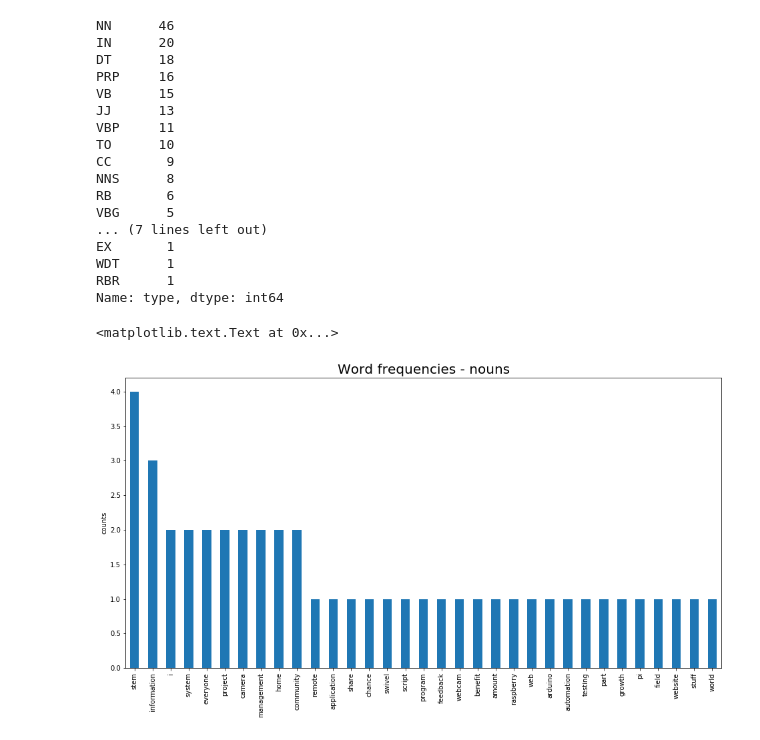
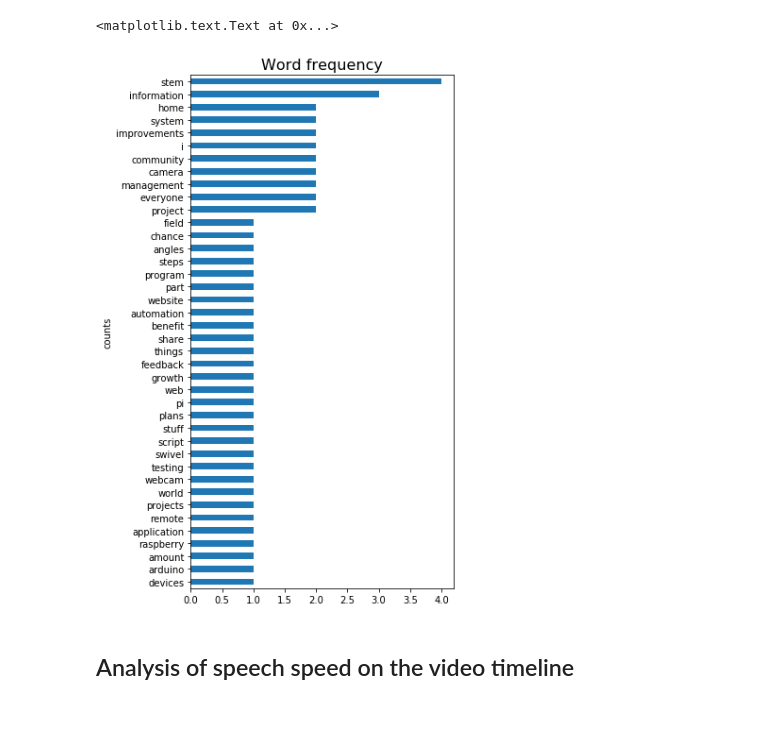
Before and after one commit to chihacknight/chihacknight-yt-interface, a Jupyter notebook: analysis.ipynb, the cells around one changed output. Drawn from its saved outputs; the diff is of its cells as text; code cells hidden in the pictures.

Commit message:
add word frequncy time plot

```diff
--- a/analysis.ipynb
+++ b/analysis.ipynb
@@ -6,6 +6,6 @@ import matplotlib.pyplot as plt
 %matplotlib inline
 # %%
 # parse sample file
-datapath ='../'
+datapath =''
 soup = BeautifulSoup(open(datapath+ 'example_ttml.xml'), 'html.parser')
 result = [(p['begin'], p['end'], p.text) for p in soup.find_all('p')]
@@ -12,32 +14,27 @@ result = [(p['begin'], p['end'], p.text) for p in soup.find_all('p')]
 # %%
 #text block
 raw= ' '.join([x[2] for x in result])
-# %%
-text = nltk.word_tokenize(raw)
-df = pd.DataFrame(nltk.pos_tag(text),columns =['word','type'])
-df['type'].value_counts()
-# %% [output]
-NN      46
-IN      20
-DT      18
-PRP     16
-VB      15
-JJ      13
-VBP     11
-TO      10
-CC       9
-NNS      8
-RB       6
-VBG      5
-... (7 lines left out)
-EX       1
-WDT      1
-RBR      1
-Name: type, dtype: int64
+# %%
+# tokenzie and position tagging using nltk library
+# http://www.nltk.org/book/ch05.html
+# to understand the meaning of tags: nltk.help.upenn_tagset()
+text = nltk.word_tokenize(raw)
+postags= nltk.pos_tag(text)
+# %%
+# turn the result into dataframe for the convenience of processing
+df = pd.DataFrame(postags,columns =['word','type'])
+# %%
+#filter words by type, only keeping nouns
+typepattern_prefix=['NN']
+mask = df.type.str.slice(0,2).isin(typepattern_prefix)
+filtered=df[mask]
 # %%
-ax=df[df['type']=='NN']['word'].value_counts().plot.bar(figsize=(16,8))
+# plot word frequency
+ax=filtered['word'].value_counts().sort_values(ascending=True).plot.barh(figsize=(5,10))
 ax.set_ylabel('counts')
-ax.set_title('Word frequencies - nouns', fontsize=20)
+ax.set_title('Word frequency', fontsize=16)
 # %% [output]
 <matplotlib.text.Text at 0x...>
-[figure, old version]
+[figure, new version]
+# %% [markdown]
+## Analysis of speech speed on the video timeline
```
Also changed, not shown: parts of 7 cells of this notebook.
